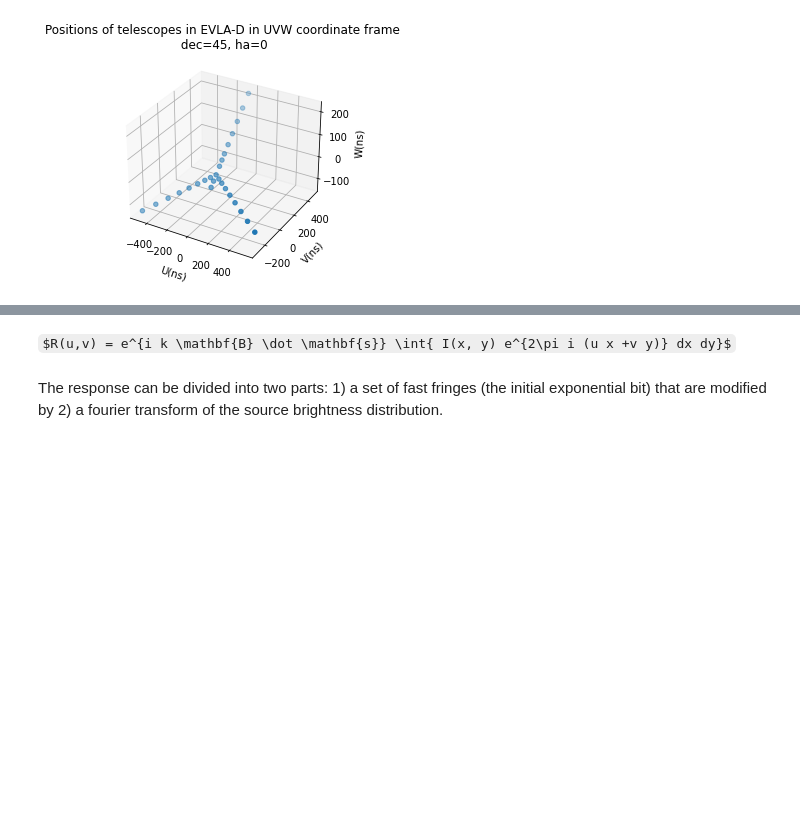
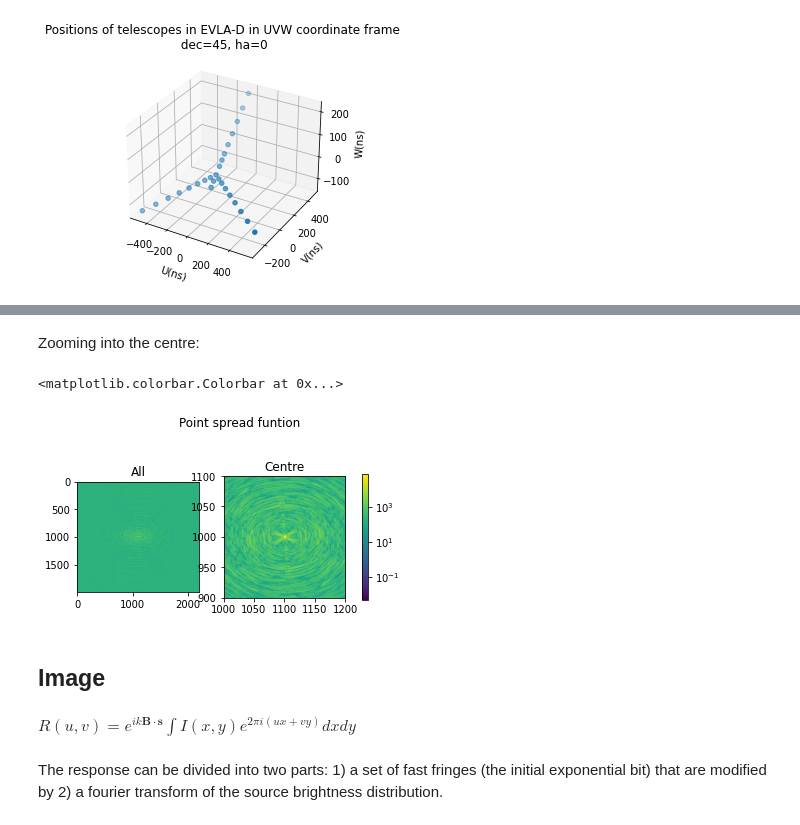
Before and after one commit to SansithH/Interferometer_simulation, a Jupyter notebook: main.ipynb, the cells around one changed output, grey strips where cells are left out. Drawn from its saved outputs; the diff is of its cells as text; code cells hidden in the pictures; some formulas as TeX source; blank space fills up the shorter version.

```diff
--- a/main.ipynb
+++ b/main.ipynb
@@ -137,5 +164,29 @@ This results in two effects in the response, which can be seen in the eqution be
+# %% [markdown]
+Zooming into the centre:
+# %%
+img_width = 100
+
+psf_fig, psf_axes = plt.subplots(nrows=1, ncols=2)
+psf_fig.suptitle('Point spread funtion')
+plt.subplots_adjust(top=1)
+
+im = psf_axes[0].imshow(np.abs(dirty_beam), norm=matplotlib.colors.LogNorm())
+psf_axes[0].set_title('All')
+
+clim=im.properties()['clim']
+psf_axes[1].imshow(np.abs(dirty_beam), norm=matplotlib.colors.LogNorm(), clim=clim)
+psf_axes[1].set_ylim(len(dirty_beam)//2-img_width, len(dirty_beam)//2+img_width)
+psf_axes[1].set_xlim(len(dirty_beam[0])//2-img_width, len(dirty_beam[0])//2+img_width)
+psf_axes[1].set_title('Centre')
+psf_fig.colorbar(im, ax=psf_axes.ravel().tolist(), shrink=0.5, location='right')
+#plt.tight_layout()
+# %% [output]
+<matplotlib.colorbar.Colorbar at 0x...>
+[figure, added]
+# %% [markdown]
+## Image
 # %% [markdown]
-$R(u,v) = e^{i k \mathbf{B} \dot \mathbf{s}} \int{ I(x, y) e^{2\pi i (u x +v y)} dx dy}$
+$R(u,v) = e^{i k \mathbf{B \cdot s}} \int{I(x,y) e^{2\pi i (u x +v y)} dx dy}$
 # %% [markdown]
 The response can be divided into two parts: 1) a set of fast fringes (the initial exponential bit) that are modified by 2) a fourier transform of the source brightness distribution.
 # %% [markdown]
```
Also changed, not shown: parts of 20 cells of this notebook.
